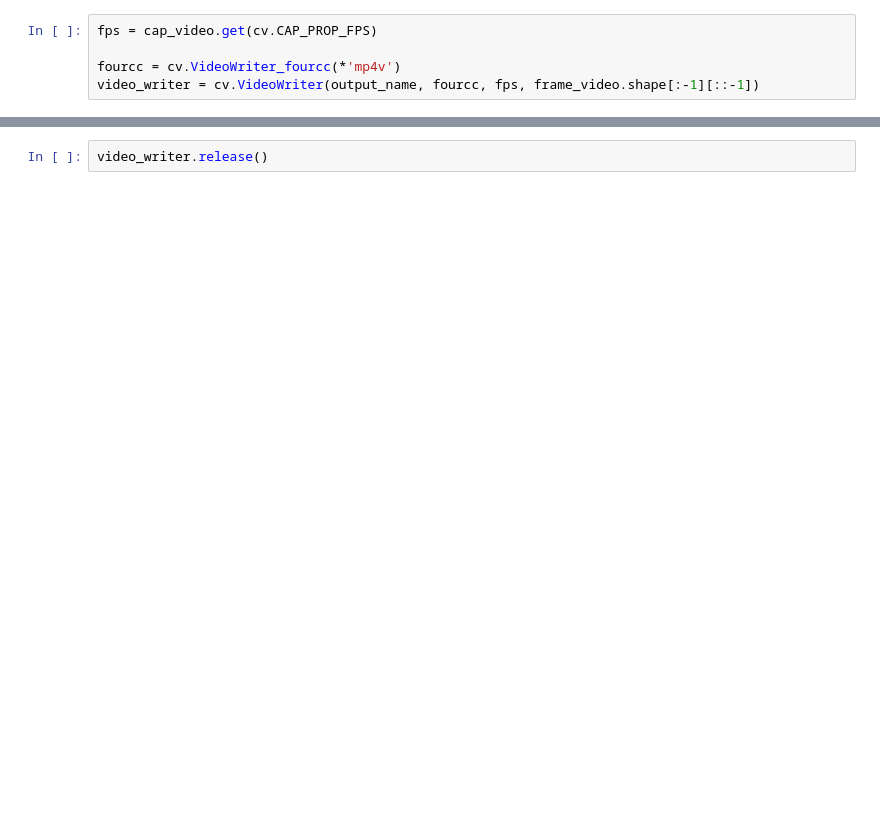
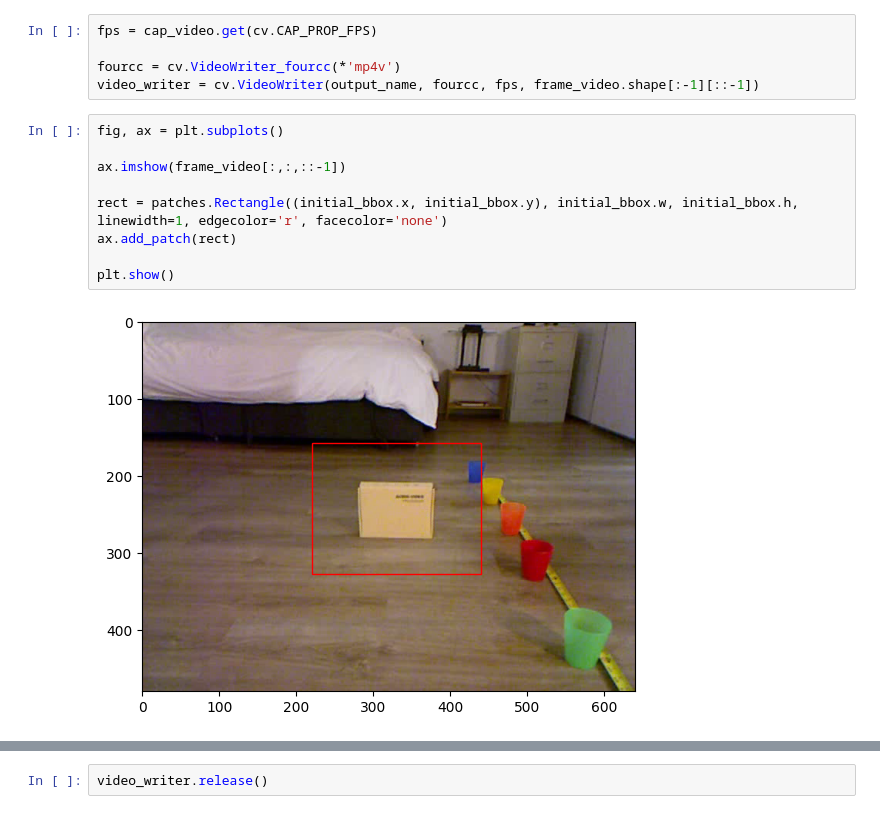
Before and after one commit to AlexisViauCardinal/COMP558-FinalProject, a Jupyter notebook: test.ipynb, the cells around one changed output, grey strips where cells are left out. Cells and saved outputs as stored; diff of their text form; blank space fills up the shorter version.

```diff
--- a/test.ipynb
+++ b/test.ipynb
@@ -59,3 +63,14 @@ fps = cap_video.get(cv.CAP_PROP_FPS)
 
 fourcc = cv.VideoWriter_fourcc(*'mp4v')
 video_writer = cv.VideoWriter(output_name, fourcc, fps, frame_video.shape[:-1][::-1])
+# %%
+fig, ax = plt.subplots()
+
+ax.imshow(frame_video[:,:,::-1])
+
+rect = patches.Rectangle((initial_bbox.x, initial_bbox.y), initial_bbox.w, initial_bbox.h, linewidth=1, edgecolor='r', facecolor='none')
+ax.add_patch(rect)
+
+plt.show()
+# %% [output]
+[figure, added]
```
Also changed, not shown: parts of 12 cells of this notebook, 16 other files.
